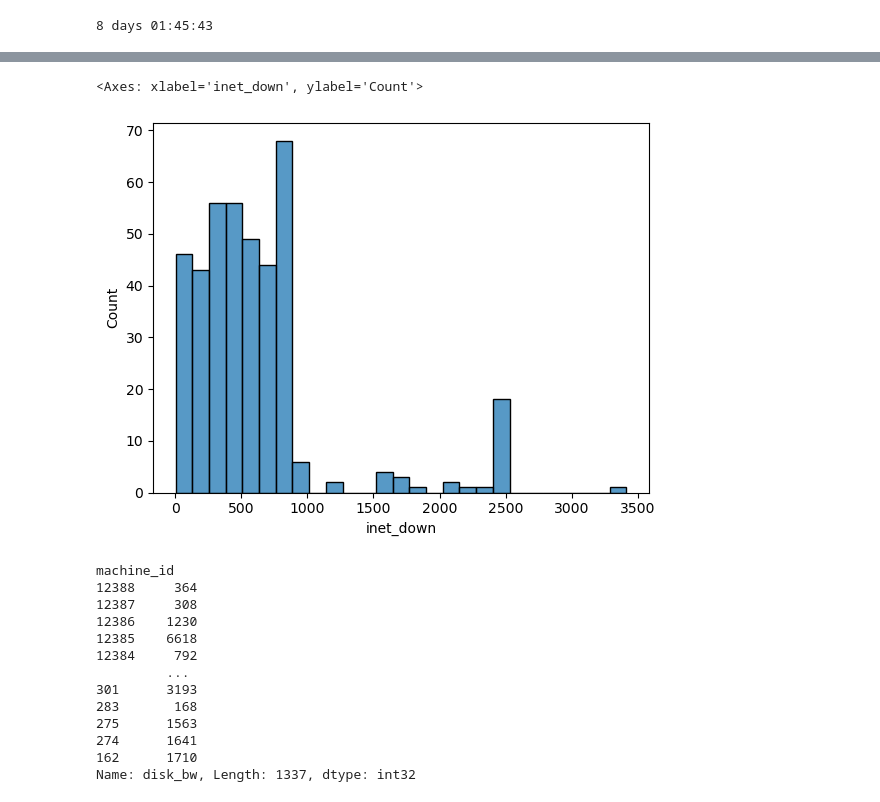
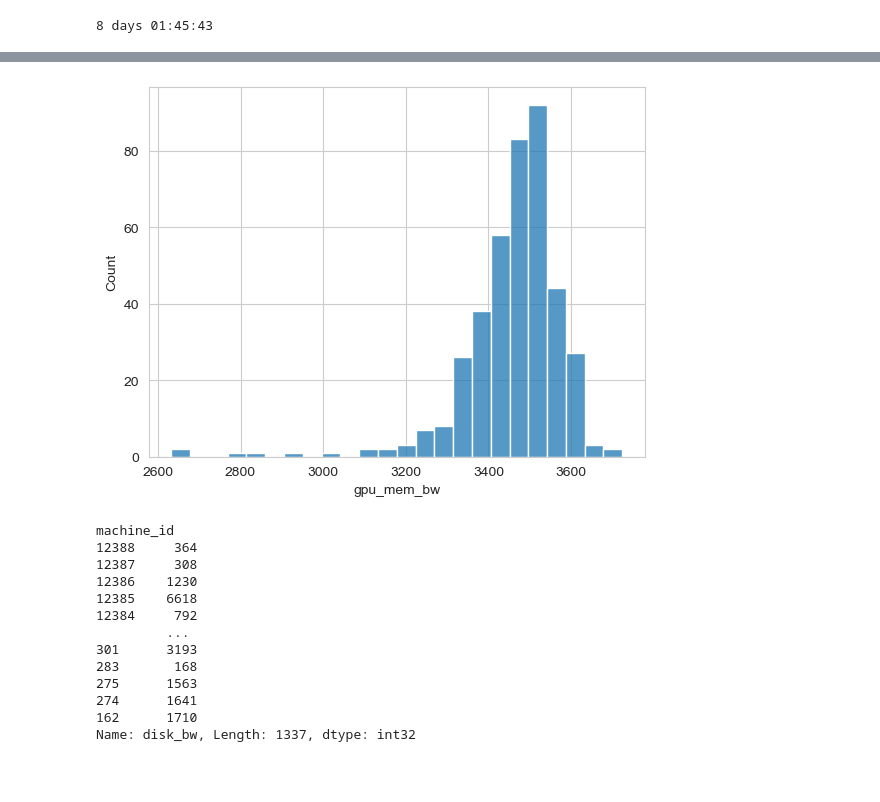
Before and after one commit to alkorolyov/vast-stats, a Jupyter notebook: notebooks/10 - tests.ipynb, the cells around one changed output, grey strips where cells are left out. Drawn from its saved outputs; the diff is of its cells as text; code cells hidden in the pictures; blank space fills up the shorter version.

```diff
--- a/notebooks/10 - tests.ipynb
+++ b/notebooks/10 - tests.ipynb
@@ -66,9 +65,10 @@ df[AVG_COLS]
 # %%
-sns.histplot(df.query('gpu_name == "RTX 4090"'), x='inet_down')
+# sns.histplot(df.query('gpu_name == "RTX 4090"'), x='pcie_bw', bins=24);
+# sns.histplot(df.query('gpu_name == "RTX 4090"'), x='disk_bw');
+sns.histplot(df.query('gpu_name == "RTX 4090"'), x='gpu_mem_bw', bins=24);
 # df.query('gpu_name == "RTX 4090"').disk_bw.hist();
 # %% [output]
-<Axes: xlabel='inet_down', ylabel='Count'>
-[figure, old version]
+[figure, new version]
 # %%
 df.disk_bw.astype(int)
 # %% [output]
```
Also changed, not shown: parts of 3 cells of this notebook, 4 other files.
